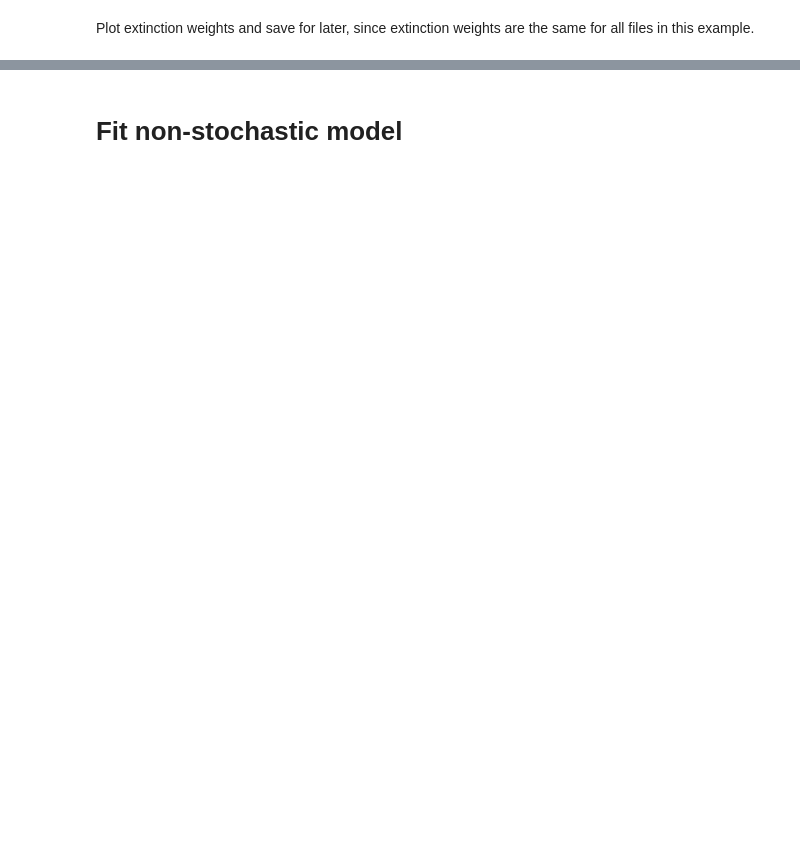
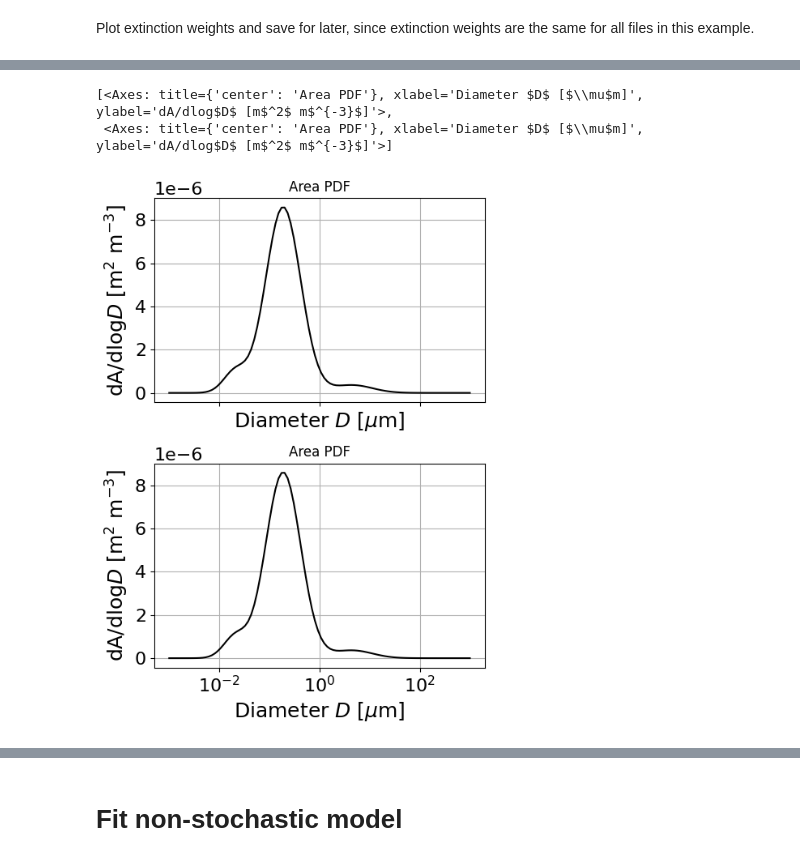
Before and after one commit to cholette/HelioSoil, a Jupyter notebook: demo_hrz0_fitting.ipynb, the cells around one changed output, grey strips where cells are left out. Drawn from its saved outputs; the diff is of its cells as text; code cells hidden in the pictures; blank space fills up the shorter version.

```diff
--- a/demo_hrz0_fitting.ipynb
+++ b/demo_hrz0_fitting.ipynb
@@ -100,3 +155,9 @@ Plot extinction weights and save for later, since extinction weights are the sam
+# %%
+sim_data_train.dust.plot_area_distribution(figsize=(5,7))
+# %% [output]
+[<Axes: title={'center': 'Area PDF'}, xlabel='Diameter $D$ [$\\mu$m]', ylabel='dA/dlog$D$ [m$^2$ m$^{-3}$]'>,
+ <Axes: title={'center': 'Area PDF'}, xlabel='Diameter $D$ [$\\mu$m]', ylabel='dA/dlog$D$ [m$^2$ m$^{-3}$]'>]
+[figure, added]
 # %%
 imodel.helios.plot_extinction_weights(sim_data_train,fig_kwargs={'figsize':(20,10)})
 ext_weights = imodel.helios.extinction_weighting[0].copy()
```
Also changed, not shown: parts of 24 cells of this notebook, 16 other files.
